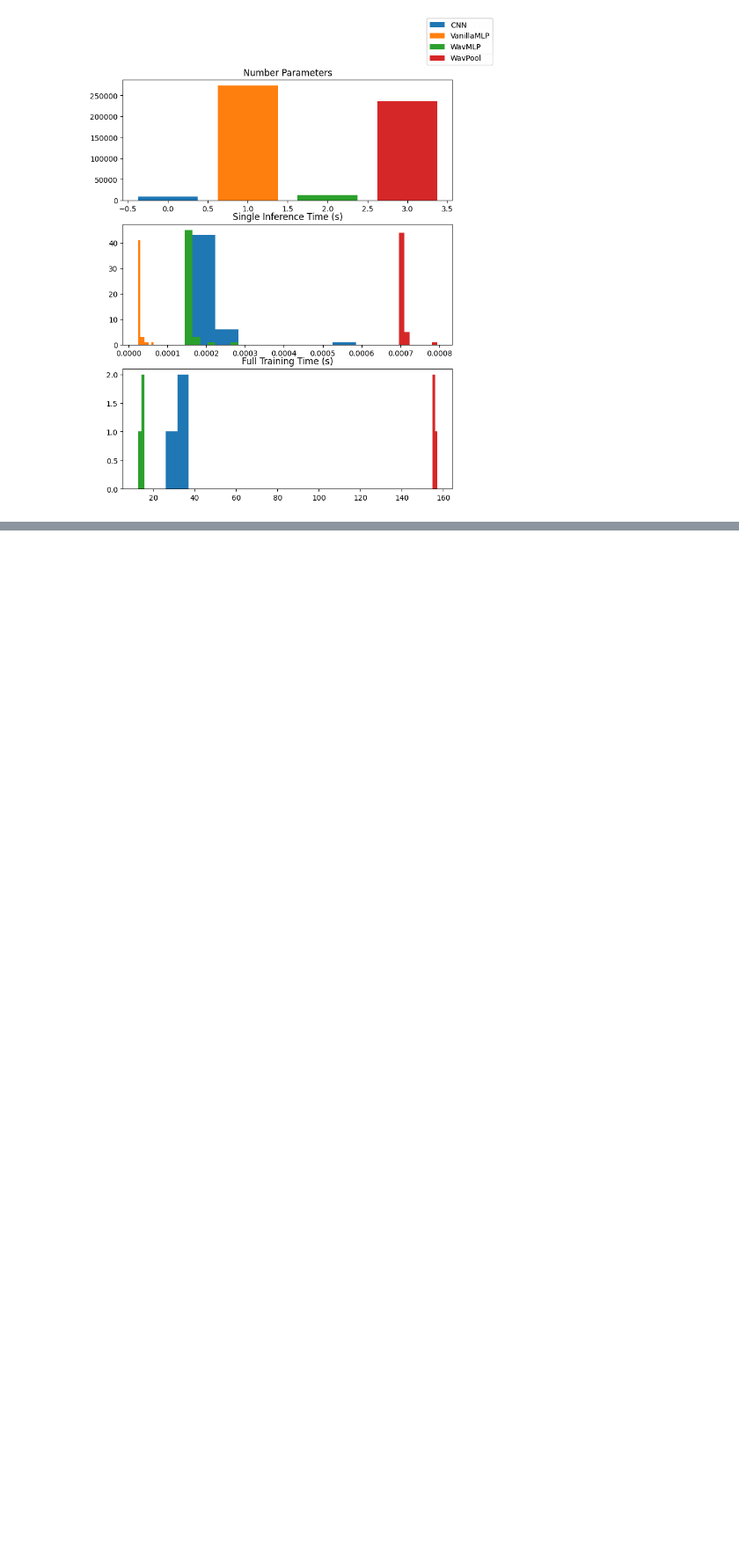
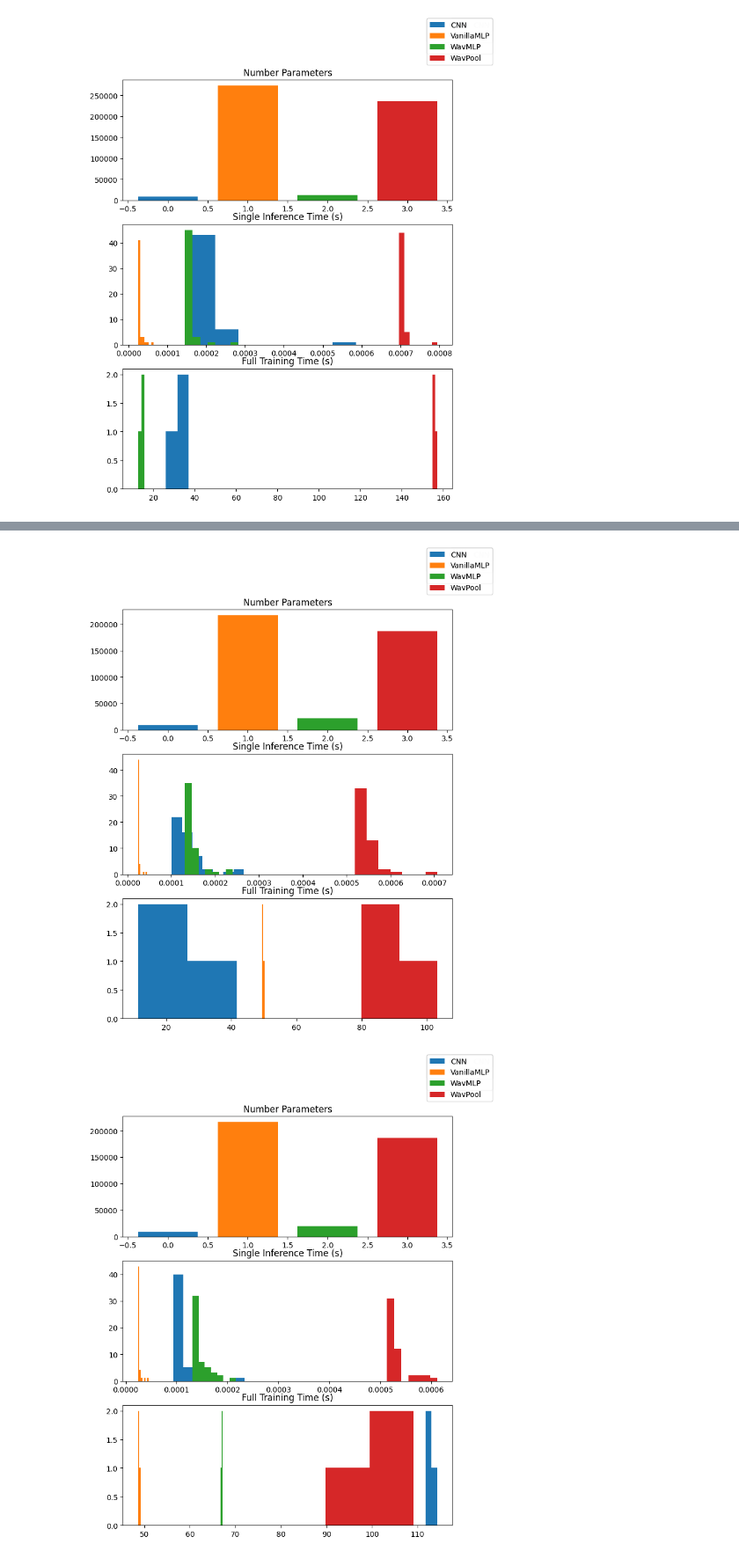
Before and after one commit to deepskies/DeepWavNN, a Jupyter notebook: notebooks/results_visuals.ipynb, the cells around one changed output, grey strips where cells are left out. Shown at 88% size. Saved outputs shown, nothing was run; the diff lists cells and outputs as text; code cells hidden in the pictures; blank space fills up the shorter version.

```diff
--- a/notebooks/results_visuals.ipynb
+++ b/notebooks/results_visuals.ipynb
@@ -115,0 +160,23 @@ for dataset in datasets:
+# %%
+for dataset in datasets:
+    fig, subplots = plt.subplots(nrows=3, ncols=1, figsize=(8,10))
+    plt.title(dataset)
+    for i, model in enumerate(models):
+        num_params, inference_time, training_time = read_param_json(model, dataset)
+        #print(f"{model} {dataset}")
+
+        subplots[0].bar([i], width=[.75], height=[num_params], label=model)
+        subplots[0].set_title("Number Parameters")
+
+        subplots[1].hist(inference_time, bins=int(np.sqrt(50)))
+        subplots[1].set_title("Single Inference Time (s)")
+
+        subplots[2].hist(training_time, bins=2)
+        subplots[2].set_title("Full Training Time (s)")
+        fig.legend()
+
+
+    plt.show()
+# %% [output]
+[figure, added]
+[figure, added]
```
Also changed, not shown: parts of 4 cells of this notebook.
